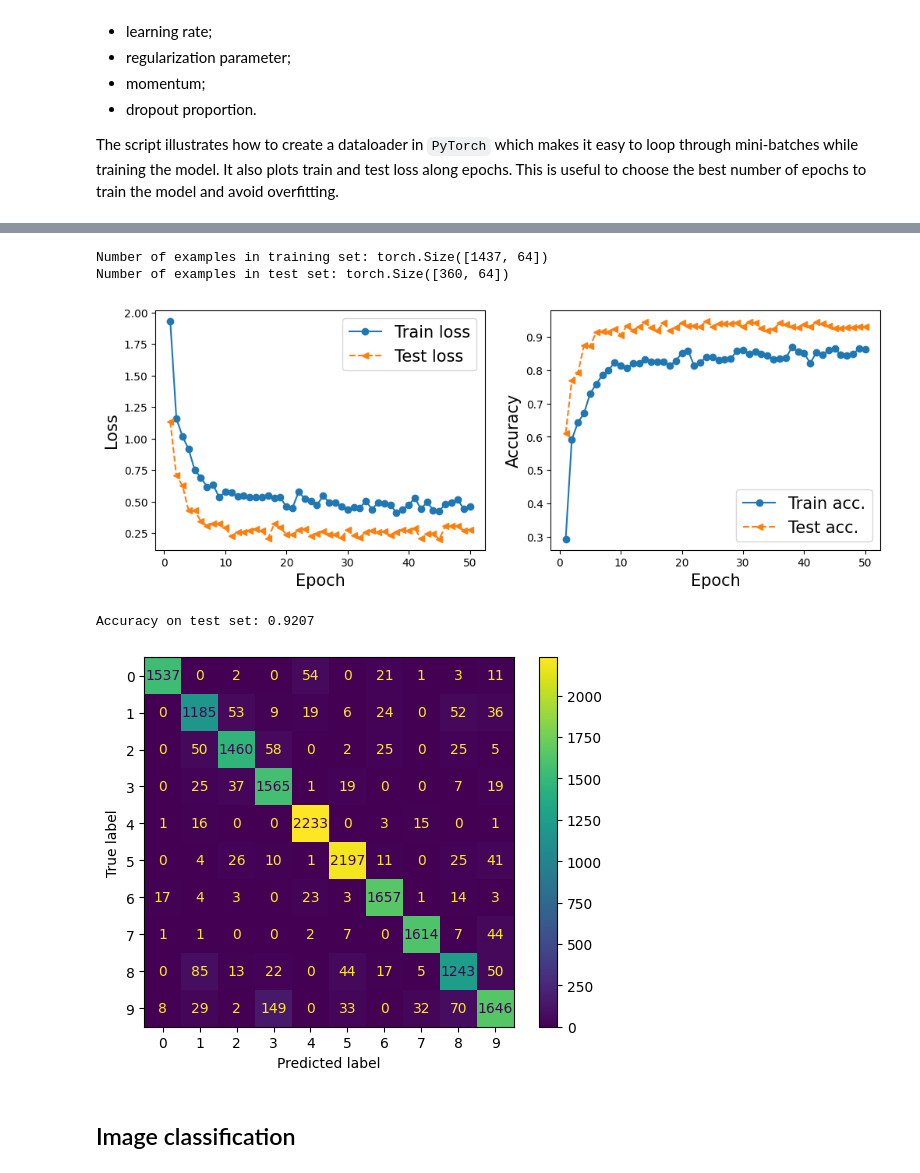
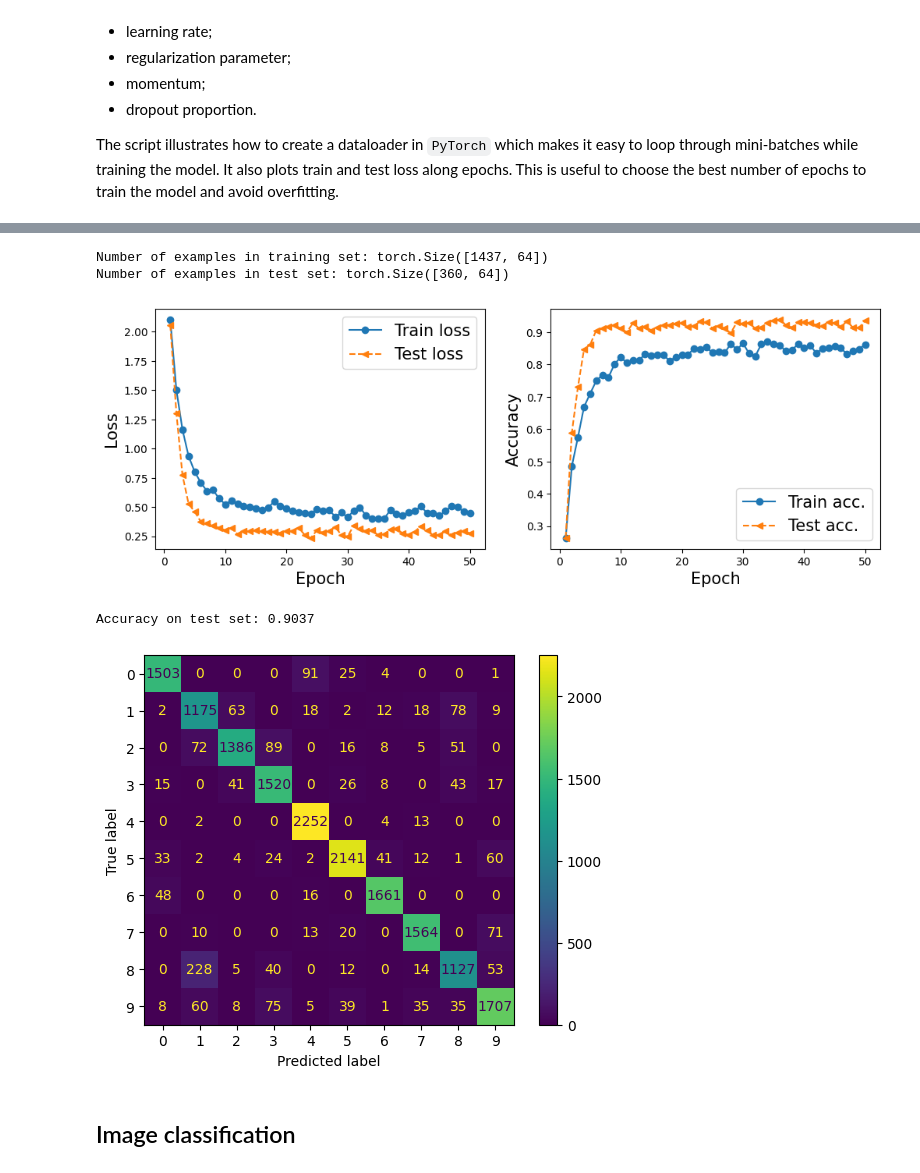
Before and after one commit to isa-ulisboa/greends-pml, a Jupyter notebook: ML_overview_with_examples.ipynb, the cells around one changed output, grey strips where cells are left out. Drawn from its saved outputs; the diff is of its cells as text; code cells hidden in the pictures.

```diff
--- a/ML_overview_with_examples.ipynb
+++ b/ML_overview_with_examples.ipynb
@@ -2263,42 +2282,44 @@ output_size = len(examples.target_names)
 
 # Create dataloader with batch_size
 train_dl=DataLoader(TensorDataset(X_train_tensor,y_train_tensor), batch_size, shuffle=True)
-test_dl=DataLoader(TensorDataset(X_test_tensor,y_test_tensor), batch_size, shuffle=True)
+test_dl=DataLoader(TensorDataset(X_test_tensor,y_test_tensor), batch_size, shuffle=False)
 
 ###################################################################################### NN model
 model=nn.Sequential(
     nn.Linear(input_size, hidden_size),
+    nn.BatchNorm1d(hidden_size),
     nn.ReLU(),
     nn.Dropout(p=dropout_p),
     nn.Linear(hidden_size, hidden_size),
+    nn.BatchNorm1d(hidden_size),
     nn.ReLU(),
     nn.Dropout(p=dropout_p),
     nn.Linear(hidden_size, output_size)
 )
 
 # Define loss function and optimizer
 # Either torch.nn.NLLLoss or torch.nn.CrossEntropyLoss can be used: CrossEntropyLoss (https://pytorch.org/docs/stable/generated/torch.nn.CrossEntropyLoss.html) implements softmax internally
 loss_fn = nn.CrossEntropyLoss()
 
 # Optimizer: optimizer object that will hold the current state and will update the parameters based on the computed gradients
 # for param in model.parameters(): print(param.data)
 optimizer = optim.Adam(model.parameters(), lr=learning_rate, weight_decay=regularization_param)
 
 # Train the model and predict on test samples to estimate accuracy
 # history stores losses, accuracy, actual labels and predictions
 history = train(model, optimizer, loss_fn, num_epochs, train_dl, test_dl)
 
 # plot losses along epochs
 plot_losses(history)
 # plot confusion matrix
 plot_accuracy_from_predictions(history)
 #plot_accuracy(hist)
 # %% [output]
 Number of examples in training set: torch.Size([1437, 64])
 Number of examples in test set: torch.Size([360, 64])
-[figure, old version]
+[figure, new version]
-Accuracy on test set: 0.9207
+Accuracy on test set: 0.9037
-[figure, old version]
+[figure, new version]
 # %% [markdown]
 ## Image classification
 # %% [markdown]
```
Also changed, not shown: parts of 34 cells of this notebook.
